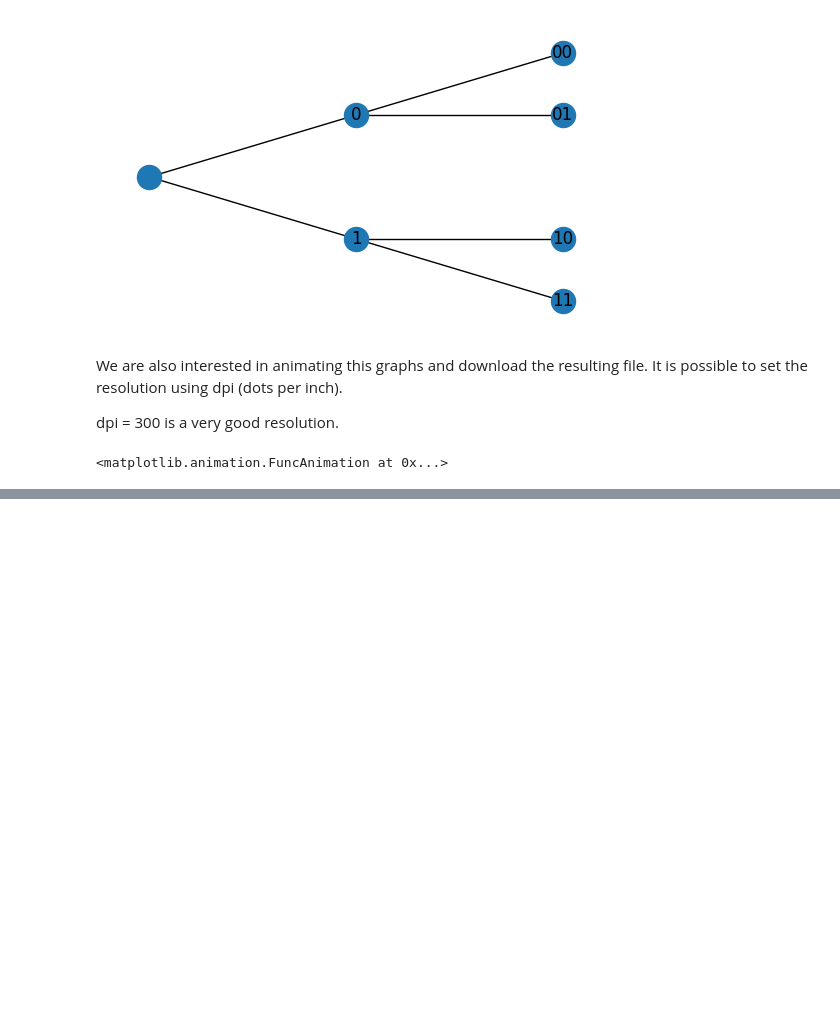
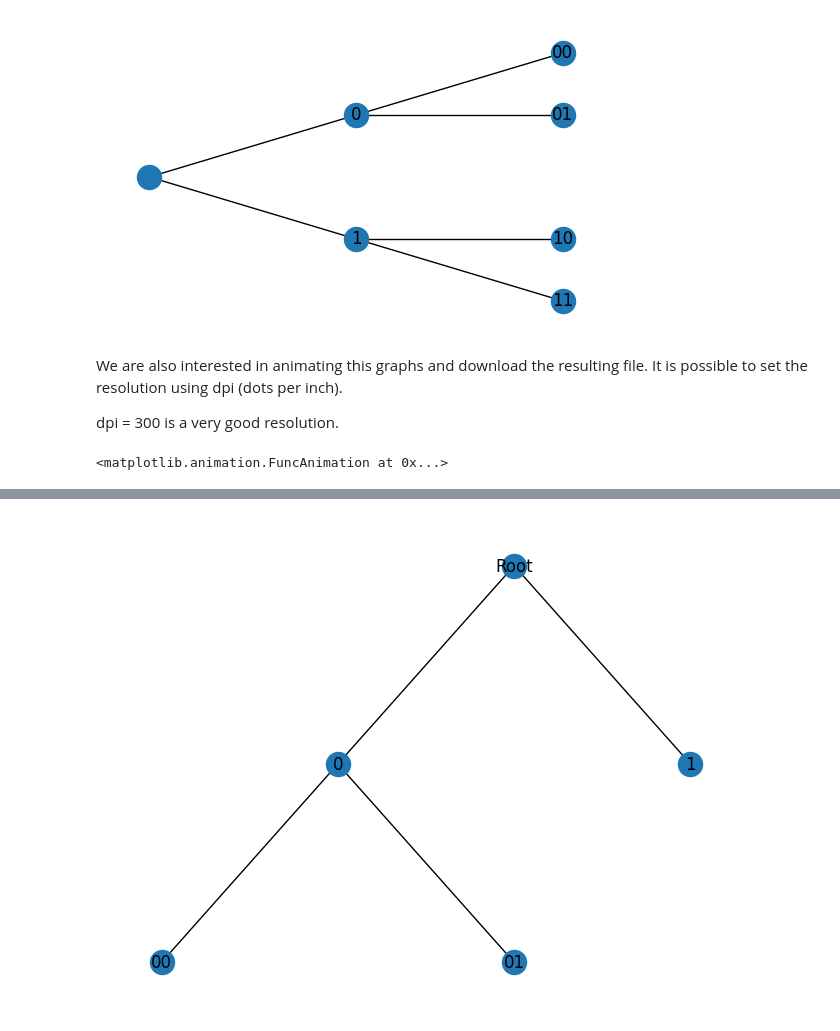
Before and after one commit to MattiaFiore/Source-Coding-Project, a Jupyter notebook: Introduction.ipynb, the cells around one changed output, grey strips where cells are left out. Cells and saved outputs as stored; diff of their text form; code cells hidden in the pictures; blank space fills up the shorter version.

```diff
--- a/Introduction.ipynb
+++ b/Introduction.ipynb
@@ -209,0 +235,7 @@ print(count.total())
+# %%
+power_of_two = []
+n = 10
+for i in range(n):
+  power_of_two.append(2**i)
+
+power_of_two
@@ -209,0 +264,8 @@ print(count.total())
+# %%
+dictionary = {}
+letters = "ABCDEFGHIJKLMNOPQRSTUVWXYZ"
+
+for i in range(len(letters)):
+  dictionary[letters[i]] = i
+
+dictionary
@@ -209,0 +443,7 @@ print(count.total())
+# %%
+pos = {i:(0,-len(i)) for i in tree.get_node_names()}
+pos['Root'] = (0,0)
+
+nx.draw(G,pos = pos, with_labels = True)
+# %% [output]
+[figure, added]
```
Also changed, not shown: parts of 30 cells of this notebook.
